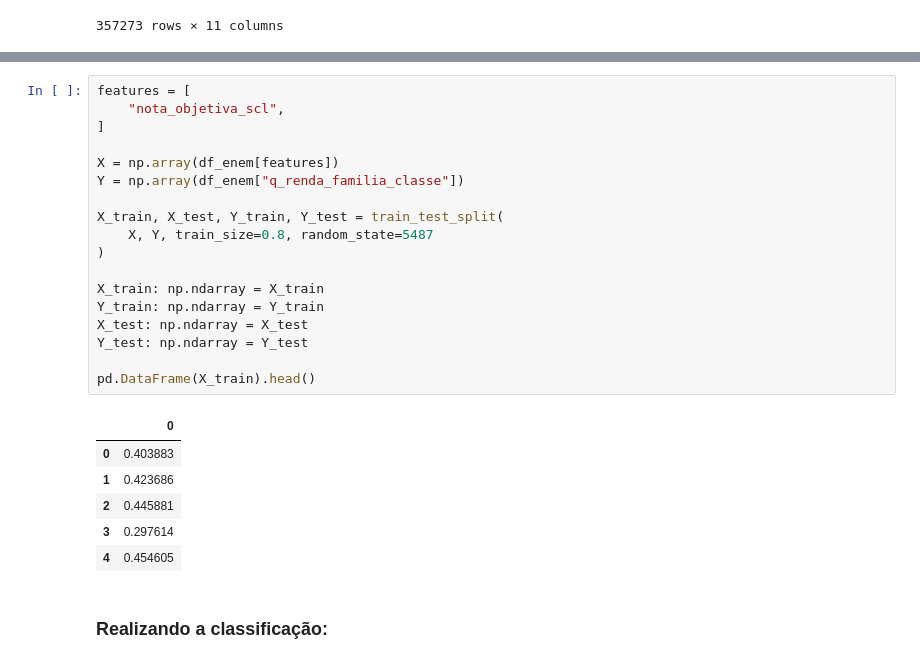
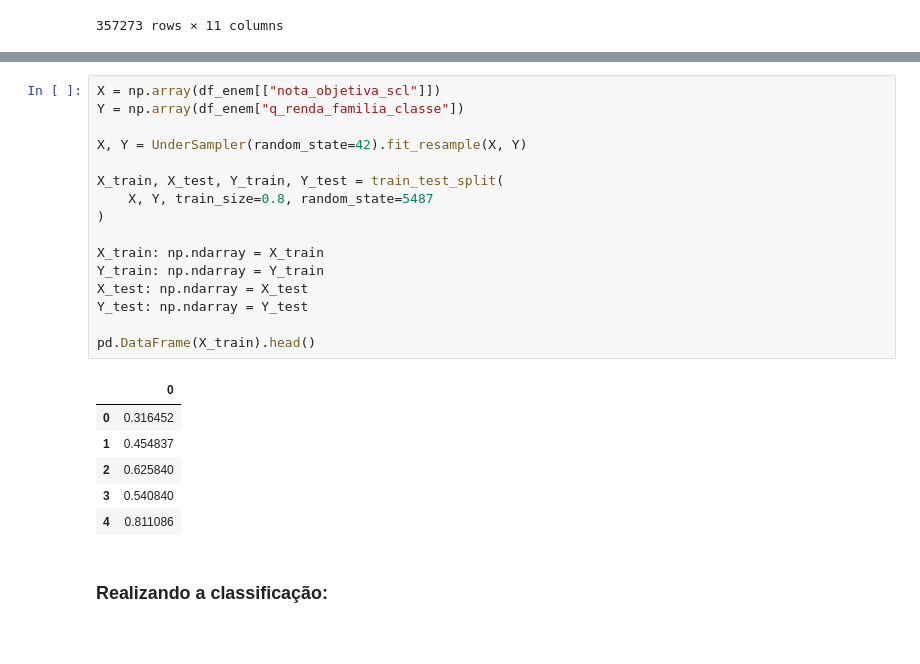
Before and after one commit to gabriel-fonseca-repo/enem-microdados-ml, a Jupyter notebook: src/class.ipynb, the cells around one changed output, grey strips where cells are left out. Cells and saved outputs as stored; diff of their text form.

```diff
--- a/src/class.ipynb
+++ b/src/class.ipynb
@@ -107,28 +139,26 @@ df_enem
 # %%
-features = [
-    "nota_objetiva_scl",
-]
+X = np.array(df_enem[["nota_objetiva_scl"]])
+Y = np.array(df_enem["q_renda_familia_classe"])
 
-X = np.array(df_enem[features])
-Y = np.array(df_enem["q_renda_familia_classe"])
+X, Y = UnderSampler(random_state=42).fit_resample(X, Y)
 
 X_train, X_test, Y_train, Y_test = train_test_split(
     X, Y, train_size=0.8, random_state=5487
 )
 
 X_train: np.ndarray = X_train
 Y_train: np.ndarray = Y_train
 X_test: np.ndarray = X_test
 Y_test: np.ndarray = Y_test
 
 pd.DataFrame(X_train).head()
 # %% [output]
 |  | 0 |
-| 0 | 0.403883 |
-| 1 | 0.423686 |
-| 2 | 0.445881 |
-| 3 | 0.297614 |
-| 4 | 0.454605 |
+| 0 | 0.316452 |
+| 1 | 0.454837 |
+| 2 | 0.625840 |
+| 3 | 0.540840 |
+| 4 | 0.811086 |
 # %% [markdown]
 ### Realizando a classificação:
 # %%
```
Also changed, not shown: parts of 10 cells of this notebook, 4 other files.
